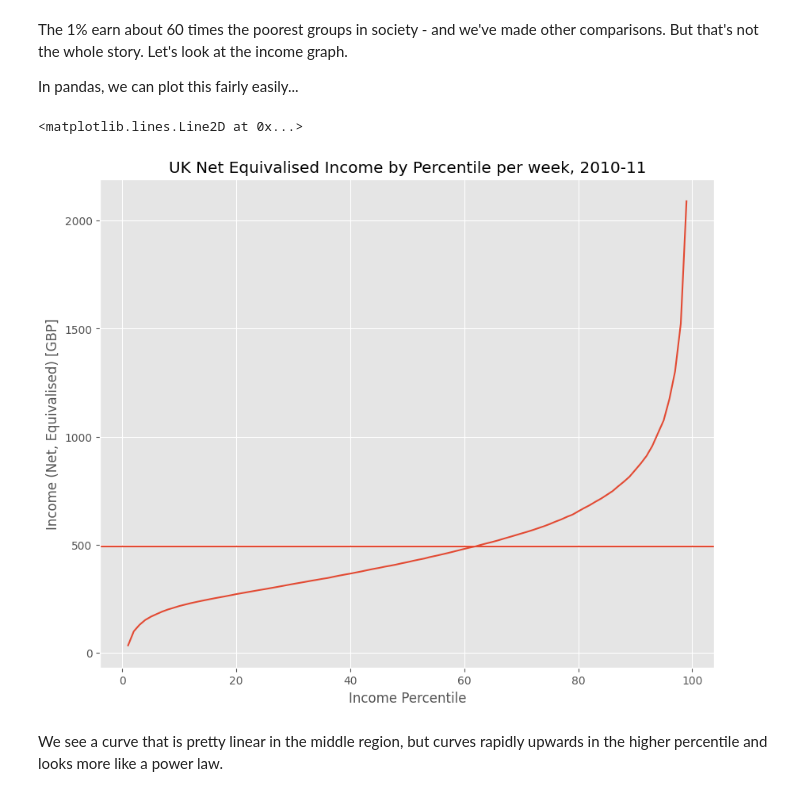
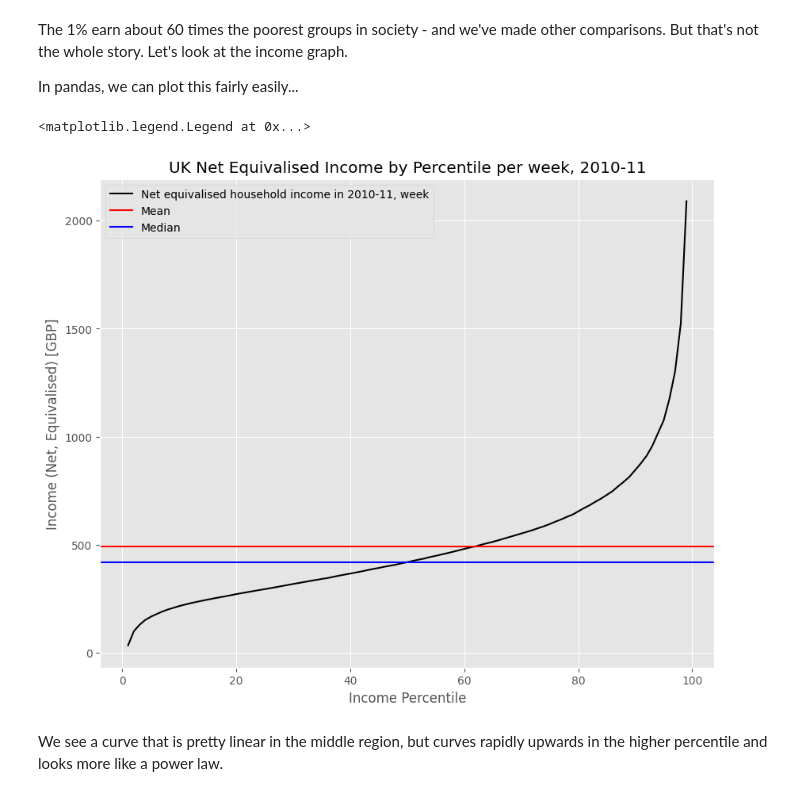
Before and after one commit to wigglyworm88/QM2, a Jupyter notebook: W2_Working_with_Data_in_Pandas.ipynb, the cells around one changed output. Drawn from its saved outputs; the diff is of its cells as text; code cells hidden in the pictures.

```diff
--- a/W2_Working_with_Data_in_Pandas.ipynb
+++ b/W2_Working_with_Data_in_Pandas.ipynb
@@ -208,22 +207,28 @@ The 1% earn about 60 times the poorest groups in society - and we've made other
 
 In pandas, we can plot this fairly easily...
 # %%
-income['Net equivalised household income in 2010-11, week'].plot()
+income['Net equivalised household income in 2010-11, week'].plot(color='black')
 plt.title('UK Net Equivalised Income by Percentile per week, 2010-11') #calling title function
 plt.xlabel('Income Percentile') #change x
 plt.ylabel('Income (Net, Equivalised) [GBP]') #change y
 
+# colour (BRITISH) is not accepted apparently.
+
 # draw a horizontal line to show the mean
 mean=income['Net equivalised household income in 2010-11, week'].mean()
-plt.axhline(mean)
+plt.axhline(mean, color='red', label='Mean')
 
 # show median on the same graph
+median = income['Net equivalised household income in 2010-11, week'].median()
+plt.axhline(median, color='blue', label='Median')
+
+plt.legend()
 
 # what is the meaning of the median in this context?
 #people in 99 percentile earn more than those of lower income
 # %% [output]
-<matplotlib.lines.Line2D at 0x...>
+<matplotlib.legend.Legend at 0x...>
-[figure, old version]
+[figure, new version]
 # %% [markdown]
 We see a curve that is pretty linear in the middle region, but curves rapidly upwards in the higher percentile and looks more like a power law.
 # %% [markdown]
```
Also changed, not shown: parts of 2 cells of this notebook.
